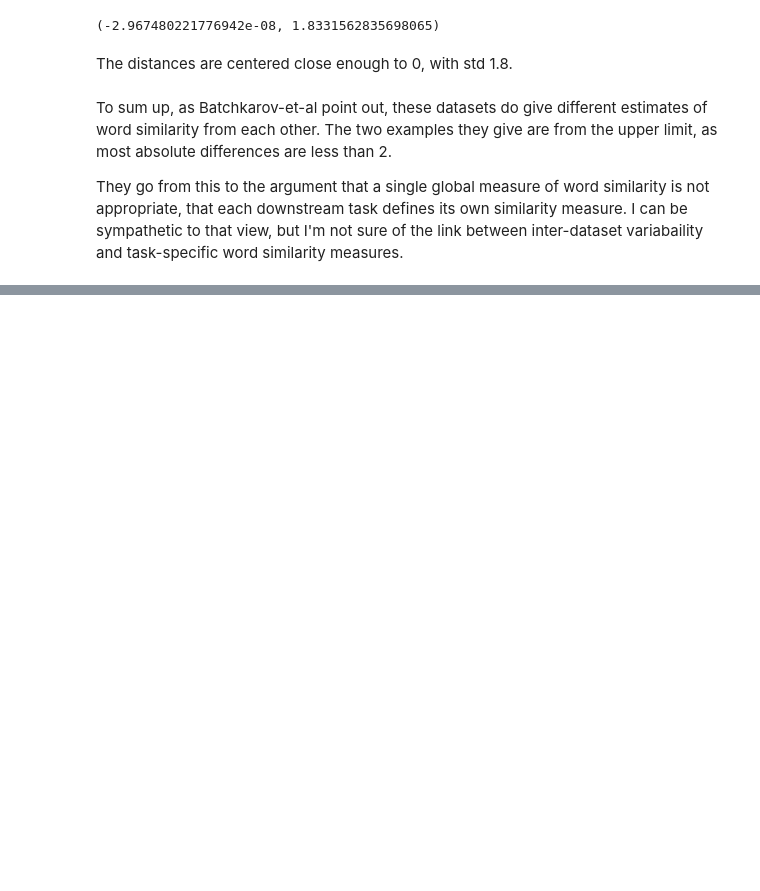
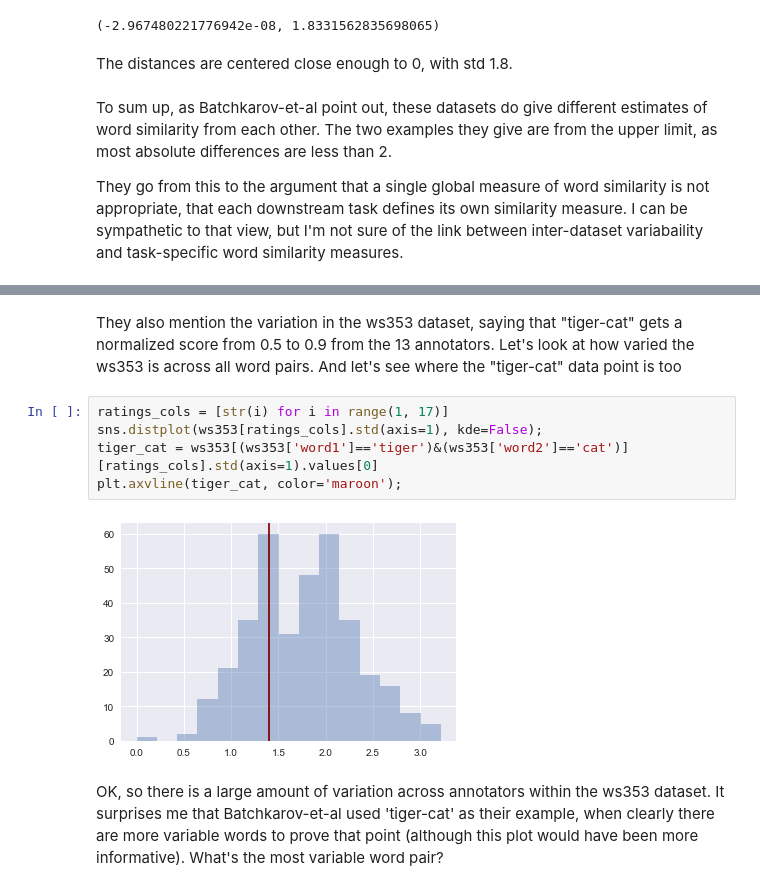
Before and after one commit to geoffbacon/eval, a Jupyter notebook: scripts/Batchkarov-et-al-2015.ipynb, the cells around one changed output, grey strips where cells are left out. Saved outputs shown, nothing was run; the diff lists cells and outputs as text; blank space fills up the shorter version.

Commit message:
update batchkarov nb and men dataset

```diff
--- a/scripts/Batchkarov-et-al-2015.ipynb
+++ b/scripts/Batchkarov-et-al-2015.ipynb
@@ -140,0 +149,11 @@ They go from this to the argument that a single global measure of word similarit
+# %% [markdown]
+They also mention the variation in the ws353 dataset, saying that "tiger-cat" gets a normalized score from 0.5 to 0.9 from the 13 annotators. Let's look at how varied the ws353 is across all word pairs. And let's see where the "tiger-cat" data point is too
+# %%
+ratings_cols = [str(i) for i in range(1, 17)]
+sns.distplot(ws353[ratings_cols].std(axis=1), kde=False);
+tiger_cat = ws353[(ws353['word1']=='tiger')&(ws353['word2']=='cat')][ratings_cols].std(axis=1).values[0]
+plt.axvline(tiger_cat, color='maroon');
+# %% [output]
+[figure, added]
+# %% [markdown]
+OK, so there is a large amount of variation across annotators within the ws353 dataset. It surprises me that Batchkarov-et-al used 'tiger-cat' as their example, when clearly there are more variable words to prove that point (although this plot would have been more informative). What's the most variable word pair?
```
Also changed, not shown: parts of 6 cells of this notebook, 1 other file.
